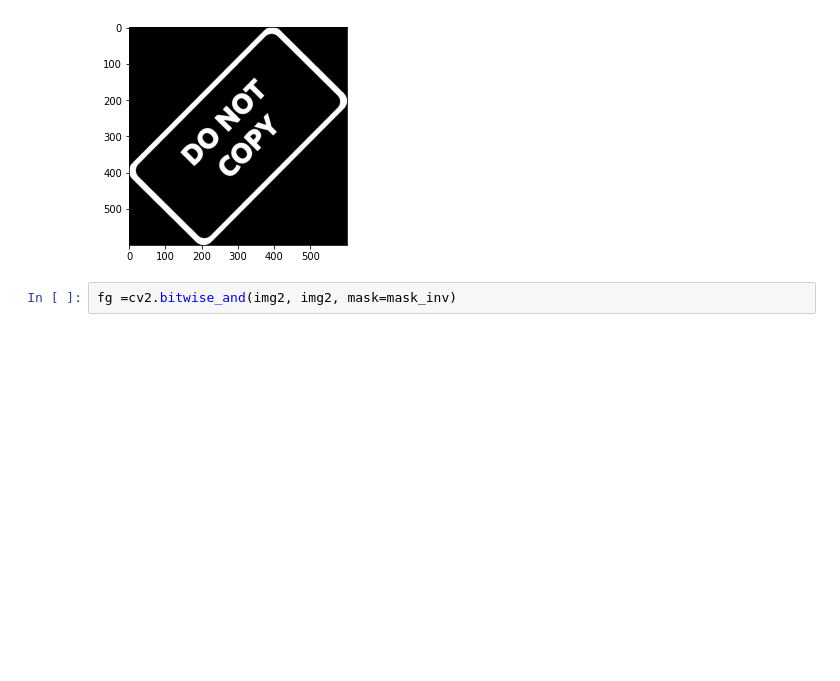
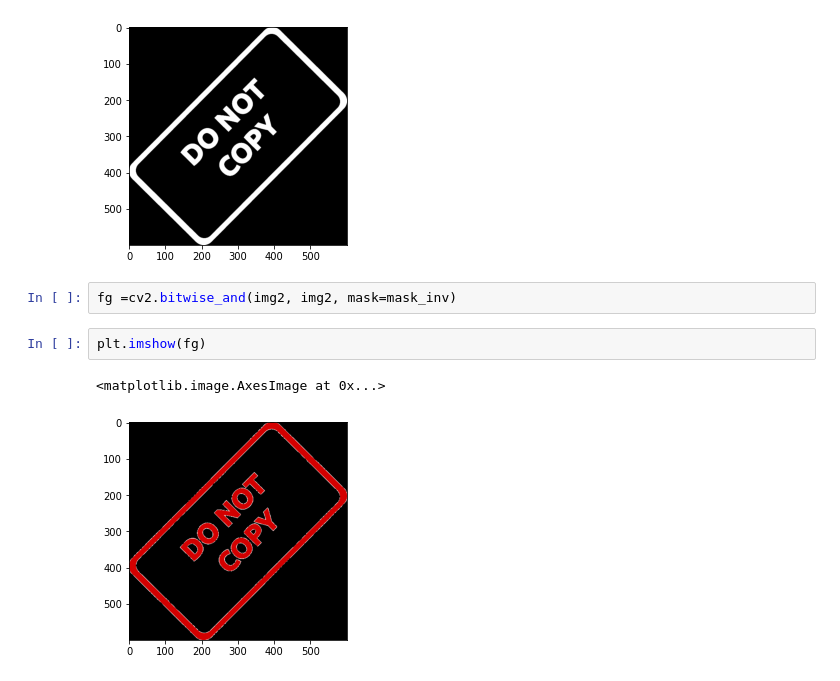
Before and after one commit to wglouie/hri_course_ws, a Jupyter notebook: src/image_processing/blending-images-of-different-size.ipynb, the cells around one changed output. Cells and saved outputs as stored; diff of their text form; blank space fills up the shorter version.

```diff
--- a/src/image_processing/blending-images-of-different-size.ipynb
+++ b/src/image_processing/blending-images-of-different-size.ipynb
@@ -52,3 +52,8 @@ plt.imshow(mask_inv,cmap='gray')
 [figure]
 # %%
 fg =cv2.bitwise_and(img2, img2, mask=mask_inv)
+# %%
+plt.imshow(fg)
+# %% [output]
+<matplotlib.image.AxesImage at 0x...>
+[figure, added]
```
Also changed, not shown: parts of 3 cells of this notebook, 14 other files.
